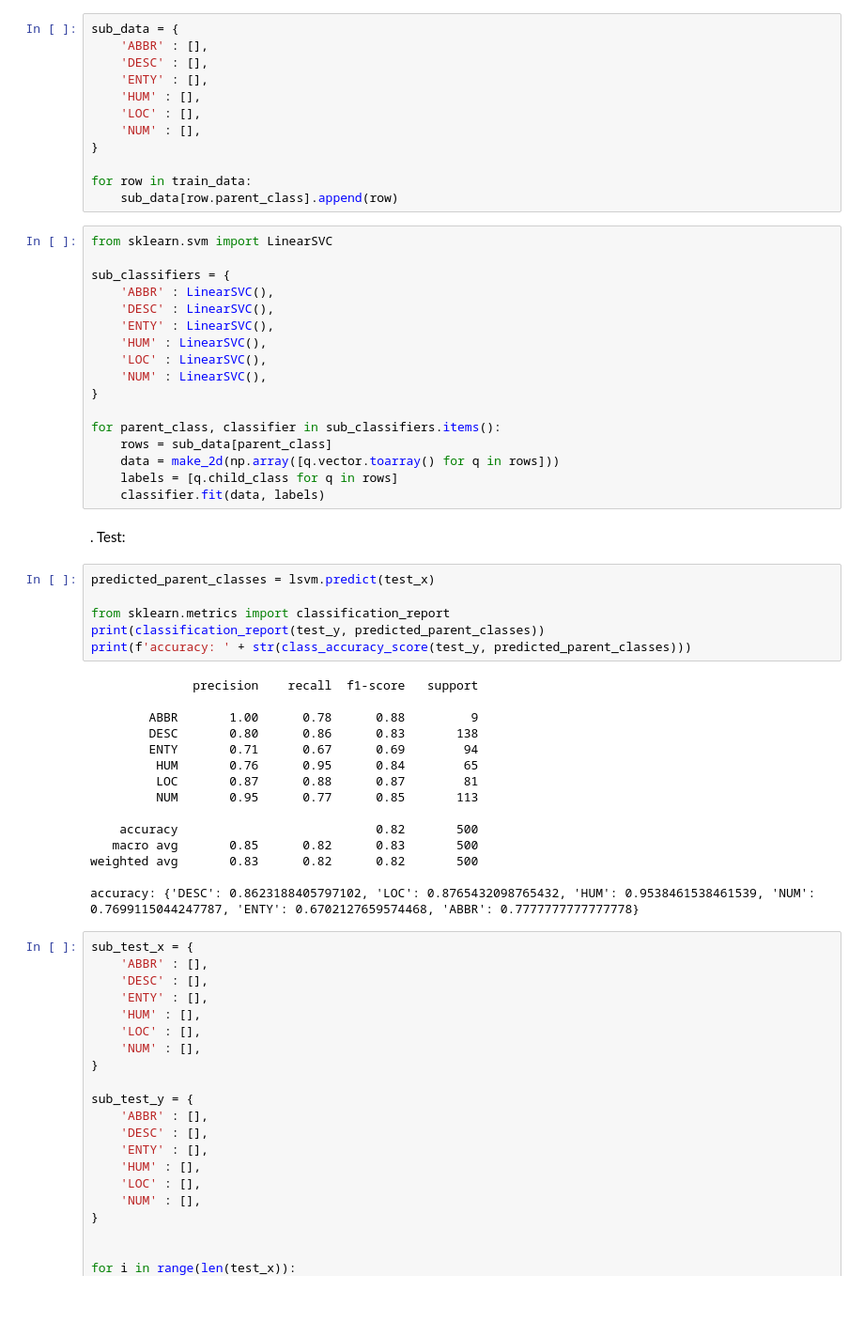
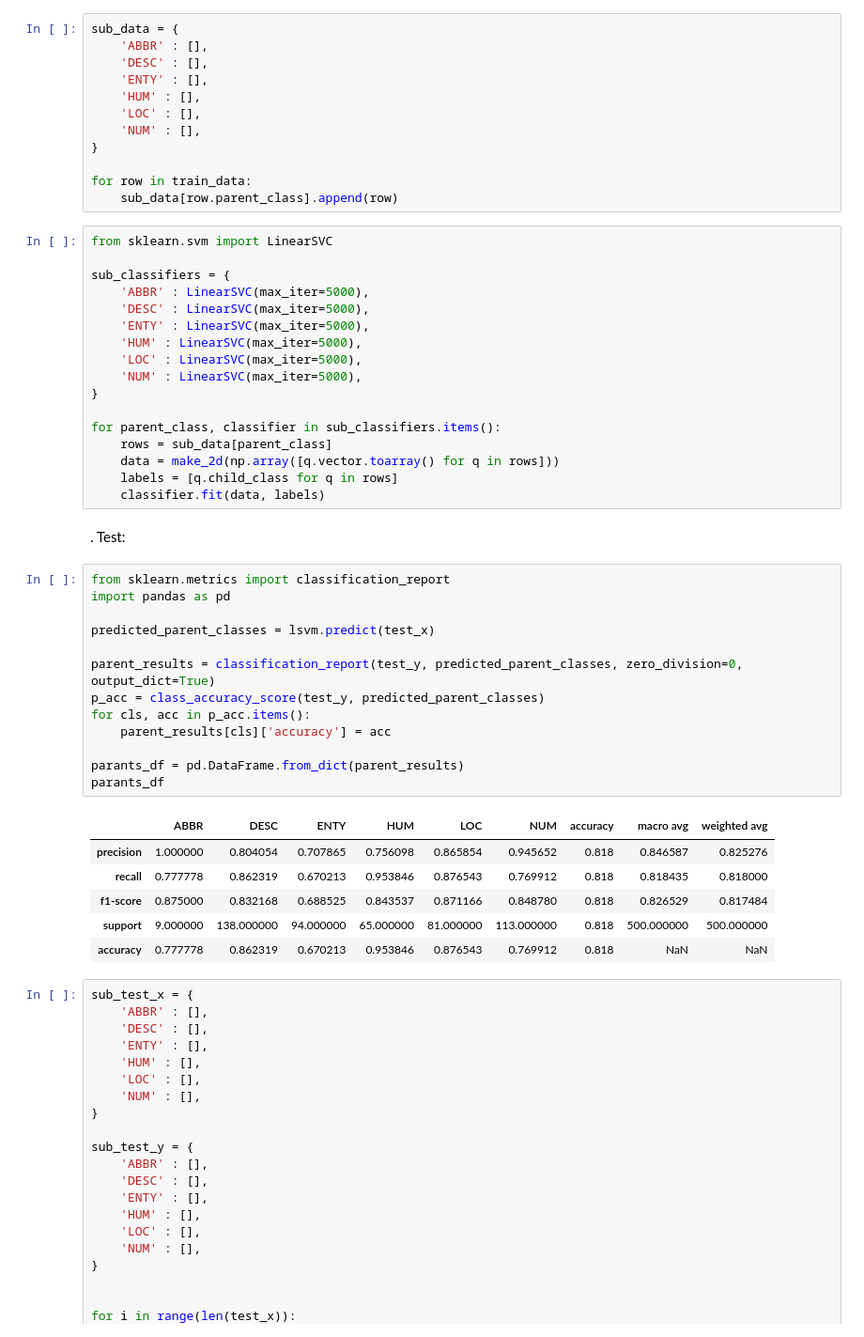
Before and after one commit to ali2236/query_classification, a Jupyter notebook: classification.ipynb, the cells around one changed output. Shown at 94% size. Drawn from its saved outputs; the diff is of its cells as text; blank space fills up the shorter version.

```diff
--- a/classification.ipynb
+++ b/classification.ipynb
@@ -280,12 +280,12 @@ for row in train_data:
 from sklearn.svm import LinearSVC
 
 sub_classifiers = {
-    'ABBR' : LinearSVC(),
-    'DESC' : LinearSVC(),
-    'ENTY' : LinearSVC(),
-    'HUM' : LinearSVC(),
-    'LOC' : LinearSVC(),
-    'NUM' : LinearSVC(),
+    'ABBR' : LinearSVC(max_iter=5000),
+    'DESC' : LinearSVC(max_iter=5000),
+    'ENTY' : LinearSVC(max_iter=5000),
+    'HUM' : LinearSVC(max_iter=5000),
+    'LOC' : LinearSVC(max_iter=5000),
+    'NUM' : LinearSVC(max_iter=5000),
 }
 
 for parent_class, classifier in sub_classifiers.items():
@@ -296,26 +296,25 @@ for parent_class, classifier in sub_classifiers.items():
 # %% [markdown]
 . Test:
 # %%
+from sklearn.metrics import classification_report
+import pandas as pd
+
 predicted_parent_classes = lsvm.predict(test_x)
 
-from sklearn.metrics import classification_report
-print(classification_report(test_y, predicted_parent_classes))
-print(f'accuracy: ' + str(class_accuracy_score(test_y, predicted_parent_classes)))
+parent_results = classification_report(test_y, predicted_parent_classes, zero_division=0, output_dict=True)
+p_acc = class_accuracy_score(test_y, predicted_parent_classes)
+for cls, acc in p_acc.items():
+    parent_results[cls]['accuracy'] = acc
+
+parants_df = pd.DataFrame.from_dict(parent_results)
+parants_df
 # %% [output]
-              precision    recall  f1-score   support
-
-        ABBR       1.00      0.78      0.88         9
-        DESC       0.80      0.86      0.83       138
-        ENTY       0.71      0.67      0.69        94
-         HUM       0.76      0.95      0.84        65
-         LOC       0.87      0.88      0.87        81
-         NUM       0.95      0.77      0.85       113
-
-    accuracy                           0.82       500
-   macro avg       0.85      0.82      0.83       500
-weighted avg       0.83      0.82      0.82       500
-
-accuracy: {'DESC': 0.8623188405797102, 'LOC': 0.8765432098765432, 'HUM': 0.9538461538461539, 'NUM': 0.7699115044247787, 'ENTY': 0.6702127659574468, 'ABBR': 0.7777777777777778}
+|  | ABBR | DESC | ENTY | HUM | LOC | NUM | accuracy | macro avg | weighted avg |
+| precision | 1.000000 | 0.804054 | 0.707865 | 0.756098 | 0.865854 | 0.945652 | 0.818 | 0.846587 | 0.825276 |
+| recall | 0.777778 | 0.862319 | 0.670213 | 0.953846 | 0.876543 | 0.769912 | 0.818 | 0.818435 | 0.818000 |
+| f1-score | 0.875000 | 0.832168 | 0.688525 | 0.843537 | 0.871166 | 0.848780 | 0.818 | 0.826529 | 0.817484 |
+| support | 9.000000 | 138.000000 | 94.000000 | 65.000000 | 81.000000 | 113.000000 | 0.818 | 500.000000 | 500.000000 |
+| accuracy | 0.777778 | 0.862319 | 0.670213 | 0.953846 | 0.876543 | 0.769912 | 0.818 | NaN | NaN |
 # %%
 sub_test_x = {
     'ABBR' : [],
```
Also changed, not shown: parts of 4 cells of this notebook, 1 other file.
